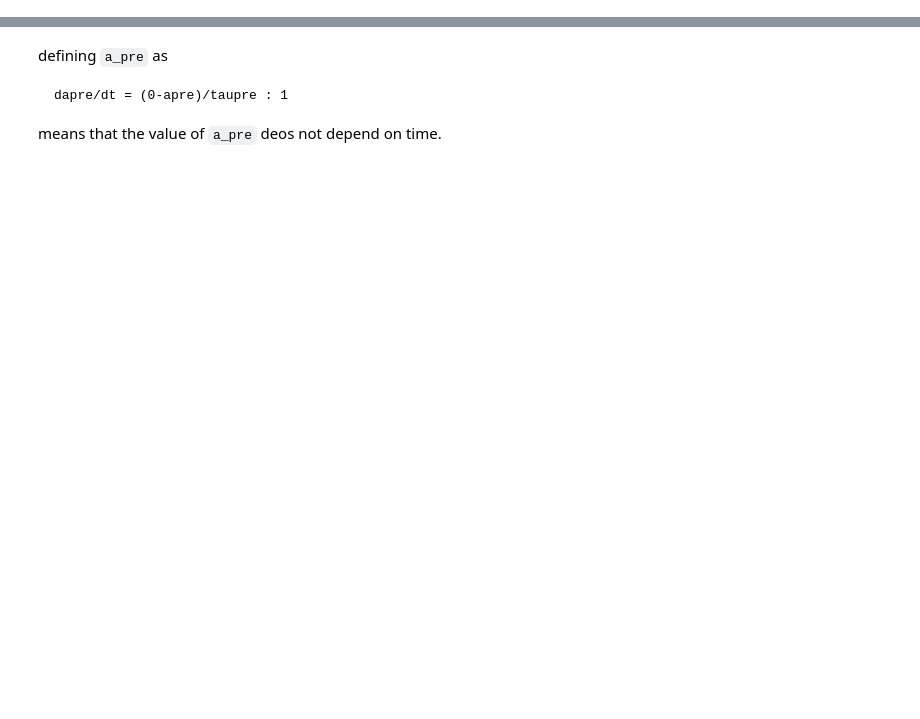
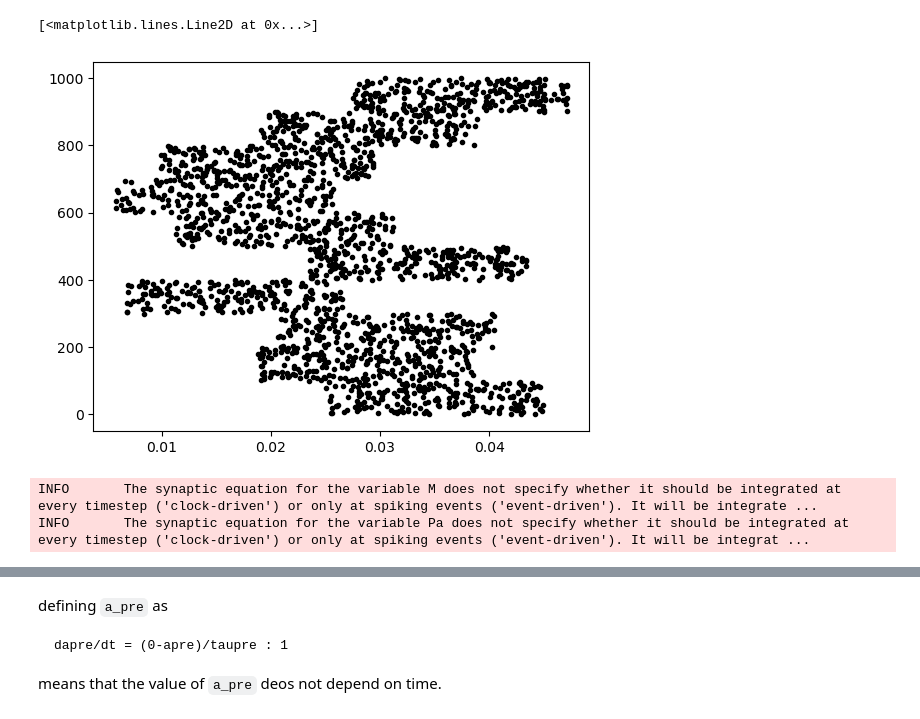
Before and after one commit to mehranfaraji/neuro4ml, a Jupyter notebook: week4-exercise.ipynb, the cells around one changed output, grey strips where cells are left out. Cells and saved outputs as stored; diff of their text form; code cells hidden in the pictures; blank space fills up the shorter version.

```diff
--- a/week4-exercise.ipynb
+++ b/week4-exercise.ipynb
@@ -178,0 +197,18 @@ pre_spike_mon, post_spike_mon, post_state_mon, state_monitor, S = run_eperiment(
+# %%
+N=1000
+groupsize= 100
+num_repeat = 40
+time_between_episode = 80*ms
+# %%
+input_train, fisrt_spike_time, input_stimuli_monitor = generate_input(N, groupsize, num_repeat, time_between_episode)
+# %%
+plot( input_stimuli_monitor.t, input_stimuli_monitor.i, '.k')
+# %% [output]
+[<matplotlib.lines.Line2D at 0x...>]
+[figure, added]
+# %%
+input_train_temp = copy.copy(input_train)
+(pre_spike_mon, post_spike_mon), S, post_state_mon = run_experiment(input_train_temp, num_repeat, time_between_episode)
+# %% [output]
+INFO       The synaptic equation for the variable M does not specify whether it should be integrated at every timestep ('clock-driven') or only at spiking events ('event-driven'). It will be integrate ...
+INFO       The synaptic equation for the variable Pa does not specify whether it should be integrated at every timestep ('clock-driven') or only at spiking events ('event-driven'). It will be integrat ...
```
Also changed, not shown: parts of 25 cells of this notebook.
